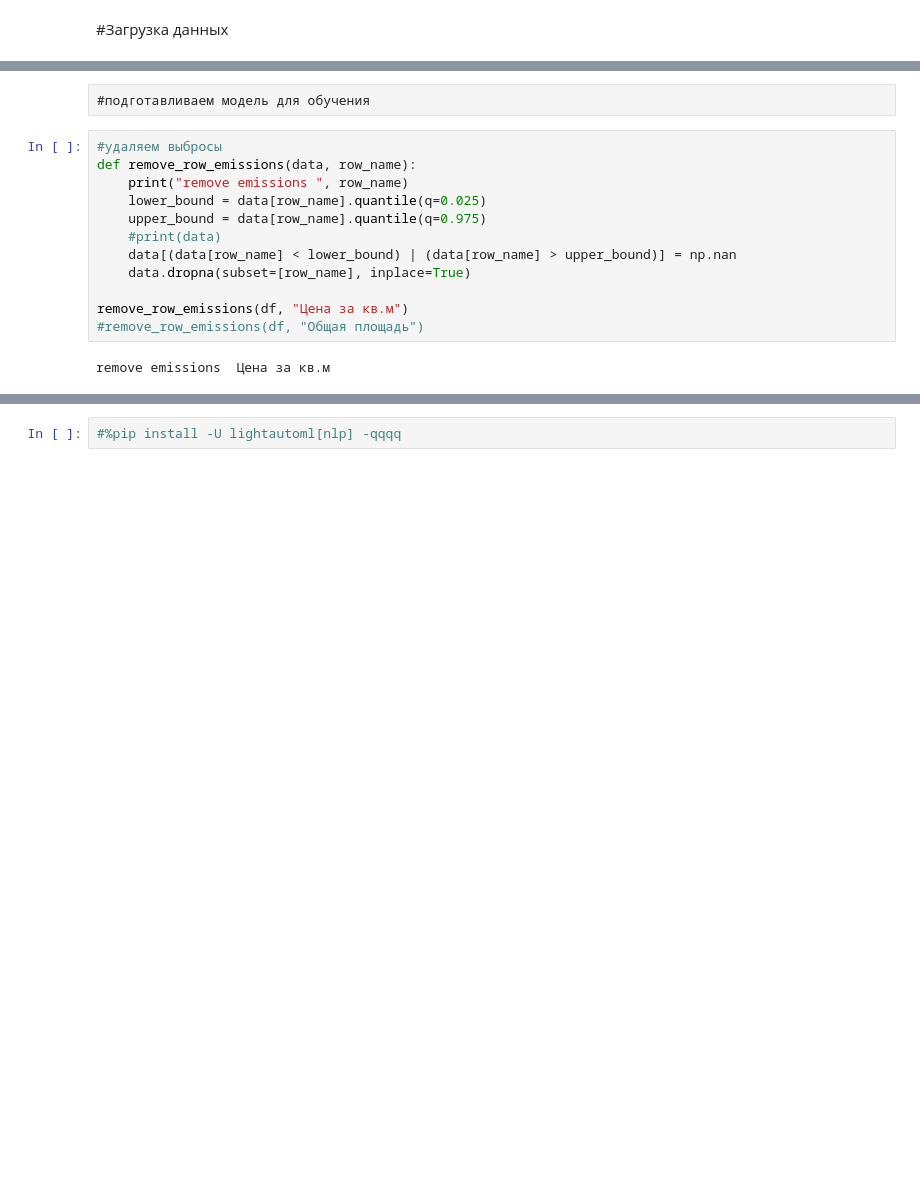
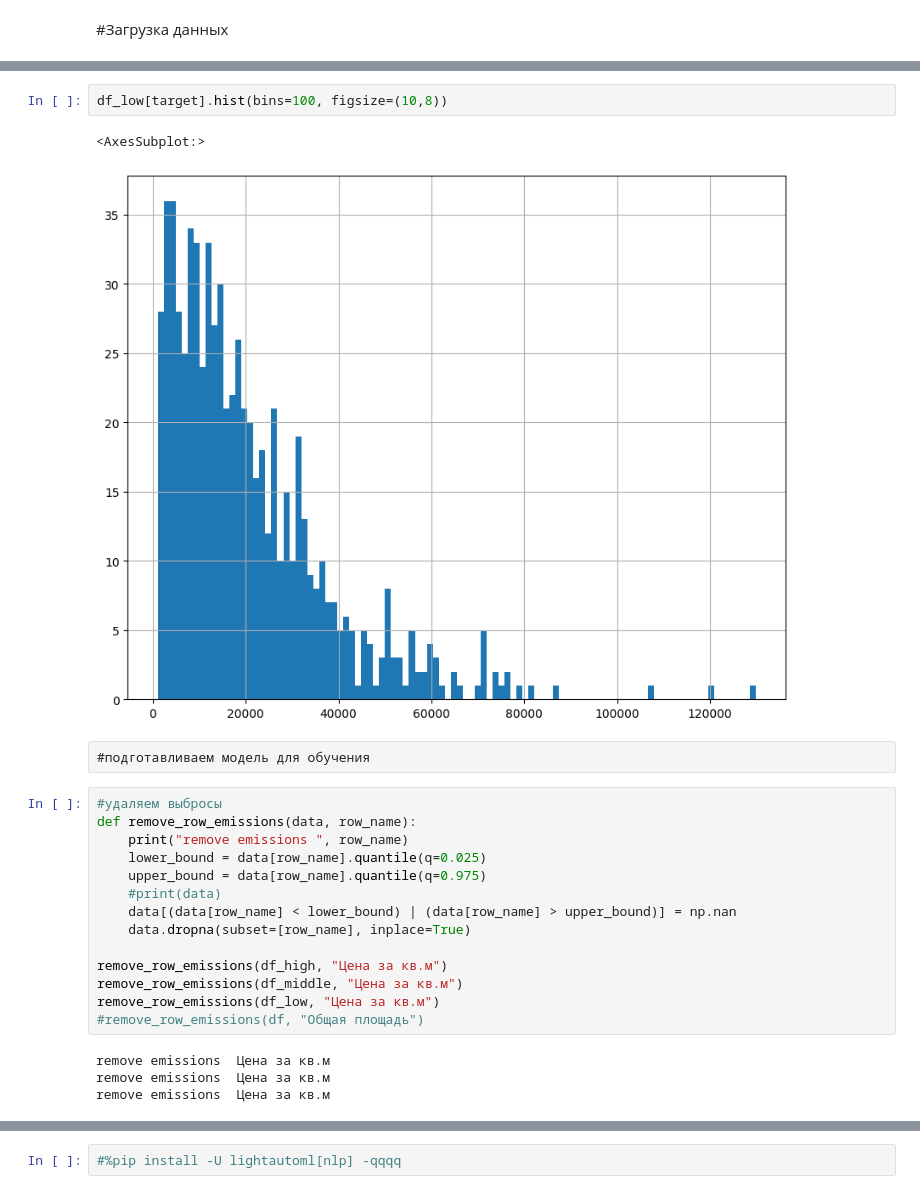
Before and after one commit to hahahu91/torgi, a Jupyter notebook: inc/regres_with_emissions.ipynb, the cells around one changed output, grey strips where cells are left out. Drawn from its saved outputs; the diff is of its cells as text; blank space fills up the shorter version.

```diff
--- a/inc/regres_with_emissions.ipynb
+++ b/inc/regres_with_emissions.ipynb
@@ -111,3 +161,8 @@ df[target].hist(bins=100, figsize=(10,8))
+# %%
+df_low[target].hist(bins=100, figsize=(10,8))
+# %% [output]
+<AxesSubplot:>
+[figure, added]
 # %% [raw]
 #подготавливаем модель для обучения
 # %%
@@ -120,10 +175,14 @@ def remove_row_emissions(data, row_name):
     data[(data[row_name] < lower_bound) | (data[row_name] > upper_bound)] = np.nan
     data.dropna(subset=[row_name], inplace=True)
 
-remove_row_emissions(df, "Цена за кв.м")
+remove_row_emissions(df_high, "Цена за кв.м")
+remove_row_emissions(df_middle, "Цена за кв.м")
+remove_row_emissions(df_low, "Цена за кв.м")
 #remove_row_emissions(df, "Общая площадь")
 # %% [output]
 remove emissions  Цена за кв.м
+remove emissions  Цена за кв.м
+remove emissions  Цена за кв.м
 # %%
 numeric_transformer = Pipeline(
     steps=[("imputer", SimpleImputer(strategy='median')), ("scaler", MinMaxScaler())]
```
Also changed, not shown: parts of 18 cells of this notebook, 20 other files.
